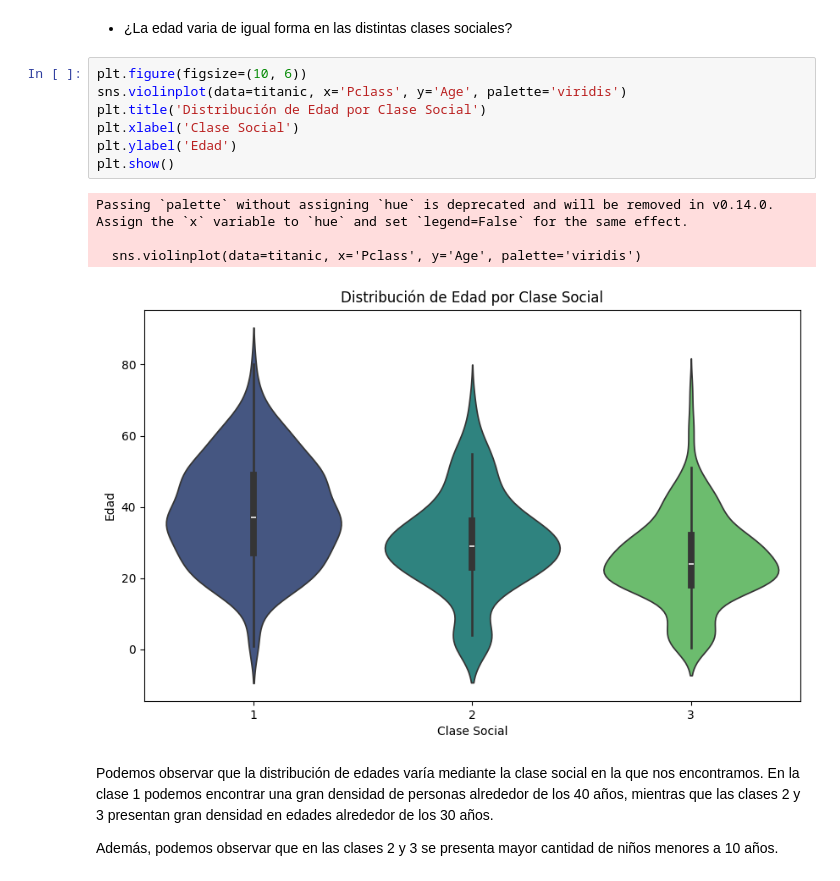
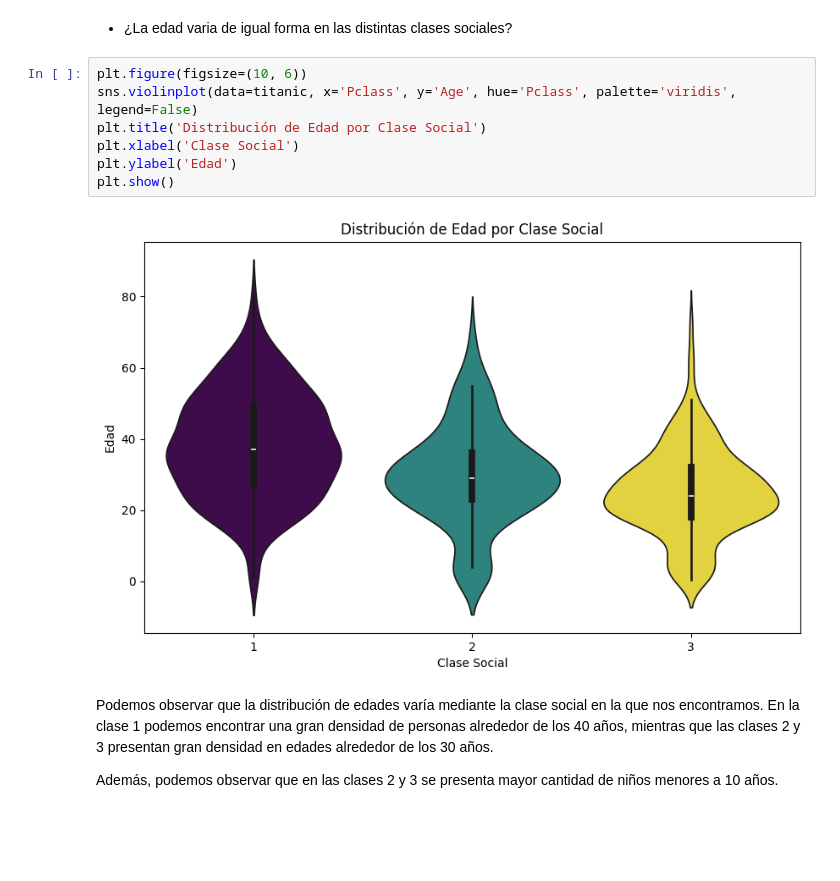
Before and after one commit to hugo-meza/TC2004B-Hugo, a Jupyter notebook: notebooks/Explorando_Titanic.ipynb, the cells around one changed output. Cells and saved outputs as stored; diff of their text form; blank space fills up the shorter version.

```diff
--- a/notebooks/Explorando_Titanic.ipynb
+++ b/notebooks/Explorando_Titanic.ipynb
@@ -155,16 +146,13 @@ La capacidad de botes salvavidas no eran suficientes para la tripulación que te
 *   ¿La edad varia de igual forma en las distintas clases sociales?
 # %%
 plt.figure(figsize=(10, 6))
-sns.violinplot(data=titanic, x='Pclass', y='Age', palette='viridis')
+sns.violinplot(data=titanic, x='Pclass', y='Age', hue='Pclass', palette='viridis', legend=False)
 plt.title('Distribución de Edad por Clase Social')
 plt.xlabel('Clase Social')
 plt.ylabel('Edad')
 plt.show()
 # %% [output]
-Passing `palette` without assigning `hue` is deprecated and will be removed in v0.14.0. Assign the `x` variable to `hue` and set `legend=False` for the same effect.
-
-  sns.violinplot(data=titanic, x='Pclass', y='Age', palette='viridis')
-[figure, old version]
+[figure, new version]
 # %% [markdown]
 Podemos observar que la distribución de edades varía mediante la clase social en la que nos encontramos. En la clase 1 podemos encontrar una gran densidad de personas alrededor de los 40 años, mientras que las clases 2 y 3 presentan gran densidad en edades alrededor de los 30 años.
 
```
Also changed, not shown: parts of 6 cells of this notebook.
